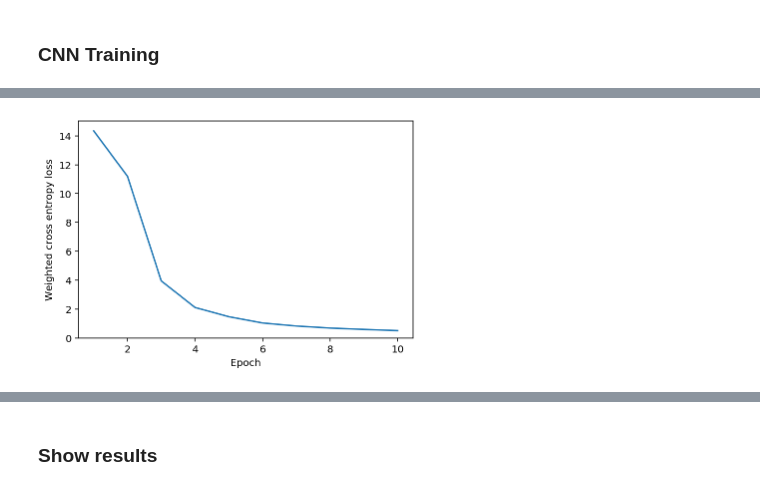
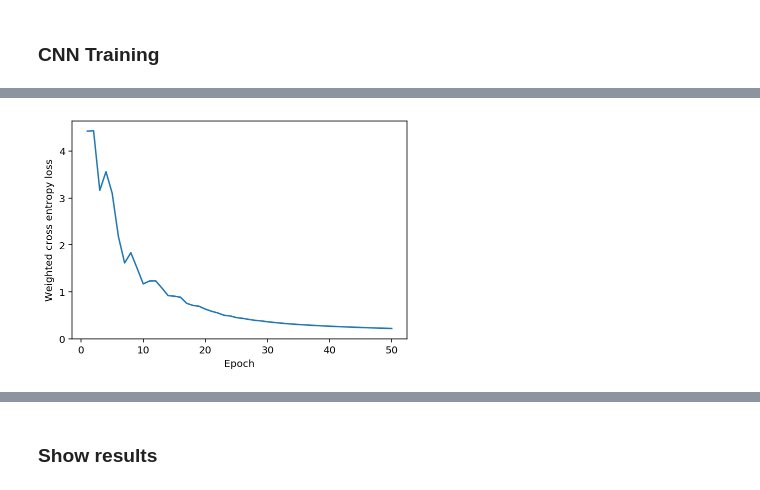
Before and after one commit to YoussefAithaddou/particle-detection-and-prediction, a Jupyter notebook: particle_detection.ipynb, the cells around one changed output, grey strips where cells are left out. Drawn from its saved outputs; the diff is of its cells as text; code cells hidden in the pictures.

Commit message:
small changes in data format

```diff
--- a/particle_detection.ipynb
+++ b/particle_detection.ipynb
@@ -49,3 +47,11 @@ def generate_data(size, pt, kappa, a, IbackLevel, Nparticles, sigma_motion):
     return all_vid, all_labels, all_tracks
+# %%
+train_size = 20
+val_size = 3
+Nt = 10
+pt = Particle_Tracking_Training_Data(Nt)
+
+train_vid, train_labels, train_tracks = generate_data(train_size, pt, kappa, a, IbackLevel, Nparticles, sigma_motion)
+val_vid, val_labels, val_tracks = generate_data(val_size, pt, kappa, a, IbackLevel, Nparticles, sigma_motion)
 # %% [markdown]
 # Basic CNN
@@ -112,20 +115,20 @@ def f1_score(y_true, y_pred):
 # %%
-loss_list = list()
-acc_train_list = list()
-recall_train_list = list()
-prec_train_list = list()
-f1_train_list = list()
+loss_list1 = list()
+acc_train_list1 = list()
+recall_train_list1 = list()
+prec_train_list1 = list()
+f1_train_list1 = list()
 
-class SaveBatchLoss(tf.keras.callbacks.Callback):
+class SaveBatchLoss1(tf.keras.callbacks.Callback):
     def on_train_batch_end(self, batch, logs=None):
-        loss_list.append(logs['loss'])
-        acc_train_list.append(logs['accuracy'])
-        recall_train_list.append(logs['recall_1'])
-        prec_train_list.append(logs['precision_1'])
-        f1_train_list.append(logs['f1_score'])
+        loss_list1.append(logs['loss'])
+        acc_train_list1.append(logs['accuracy'])
+        recall_train_list1.append(logs['recall_1'])
+        prec_train_list1.append(logs['precision_1'])
+        f1_train_list1.append(logs['f1_score'])
 # %%
-batch_size = 20
-epochs = 100
+batch_size = 10
+epochs = 50
 
 model1 = Sequential()
 model1.add(Input((128,128,1)))
@@ -139,7 +142,7 @@ model1.compile(optimizer='adam',
              metrics=['accuracy', tf.keras.metrics.Precision(name='precision_1', class_id=1),
                       tf.keras.metrics.Recall(name='recall_1', class_id=1), f1_score])
 
-num_batches = int(train_size1/batch_size)
-model1.fit(train_vid1, train_labels1, steps_per_epoch=num_batches, epochs=epochs, verbose=1,
-          validation_data=(val_vid1, val_labels1), callbacks=SaveBatchLoss())
+num_batches = int(train_size/batch_size)
+model1.fit(train_vid_cnn, train_labels_cnn, steps_per_epoch=num_batches, epochs=epochs, verbose=1,
+          validation_data=(val_vid_cnn, val_labels_cnn), callbacks=SaveBatchLoss1())
 # %% [output]
@@ -166,12 +166,12 @@ Epoch 10/10
 <keras.callbacks.History at 0x...>
 # %%
-plt.plot(range(1,epochs+1), loss_list[num_batches-1::num_batches])
+plt.plot(range(1,epochs+1), loss_list1[num_batches-1::num_batches])
 plt.xlabel('Epoch')
 plt.ylabel('Weighted cross entropy loss')
 plt.ylim(0)
 plt.show()
 # %% [output]
-[figure, old version]
+[figure, new version]
 # %%
 model1.summary()
 # %% [output]
```
Also changed, not shown: parts of 14 cells of this notebook.
